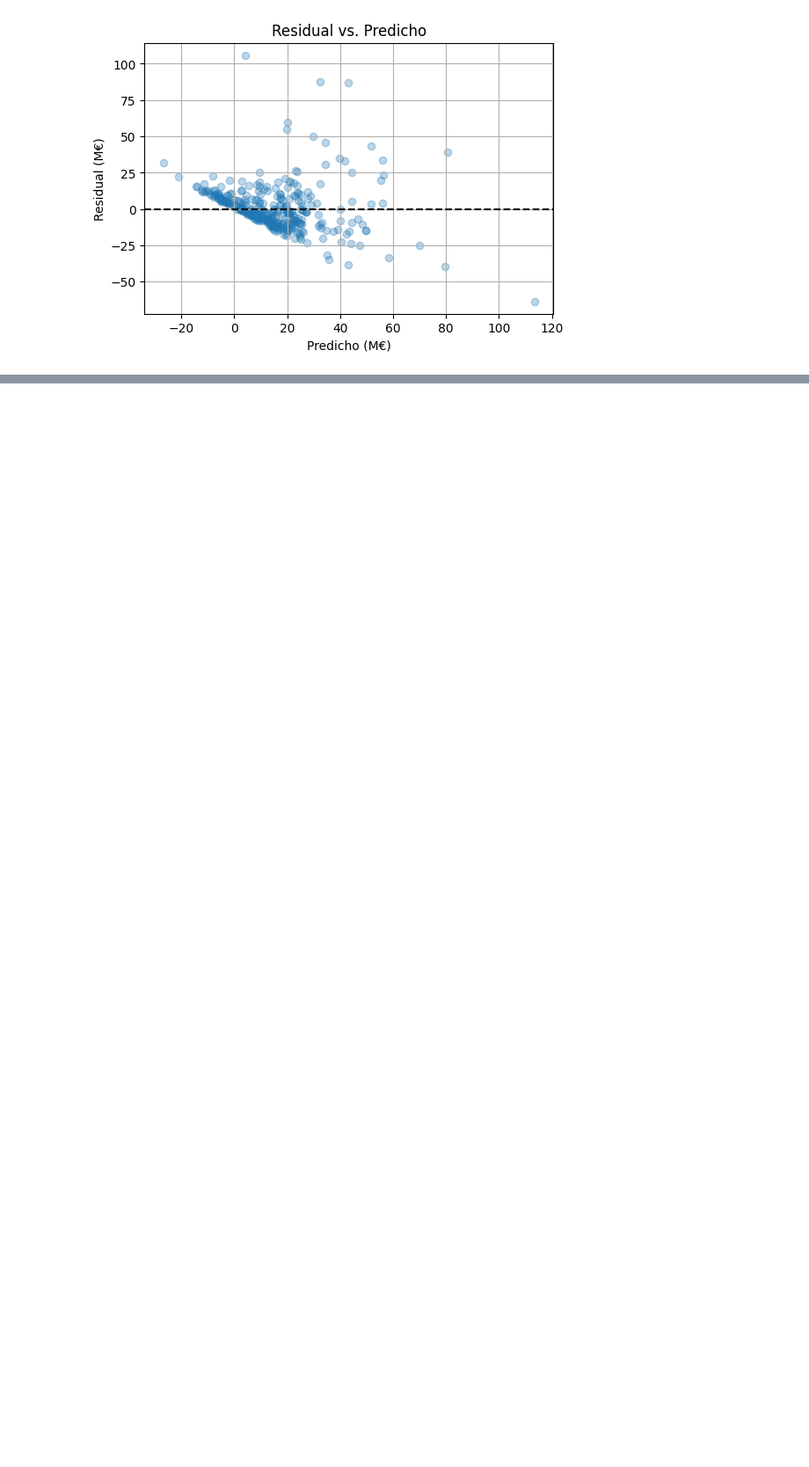
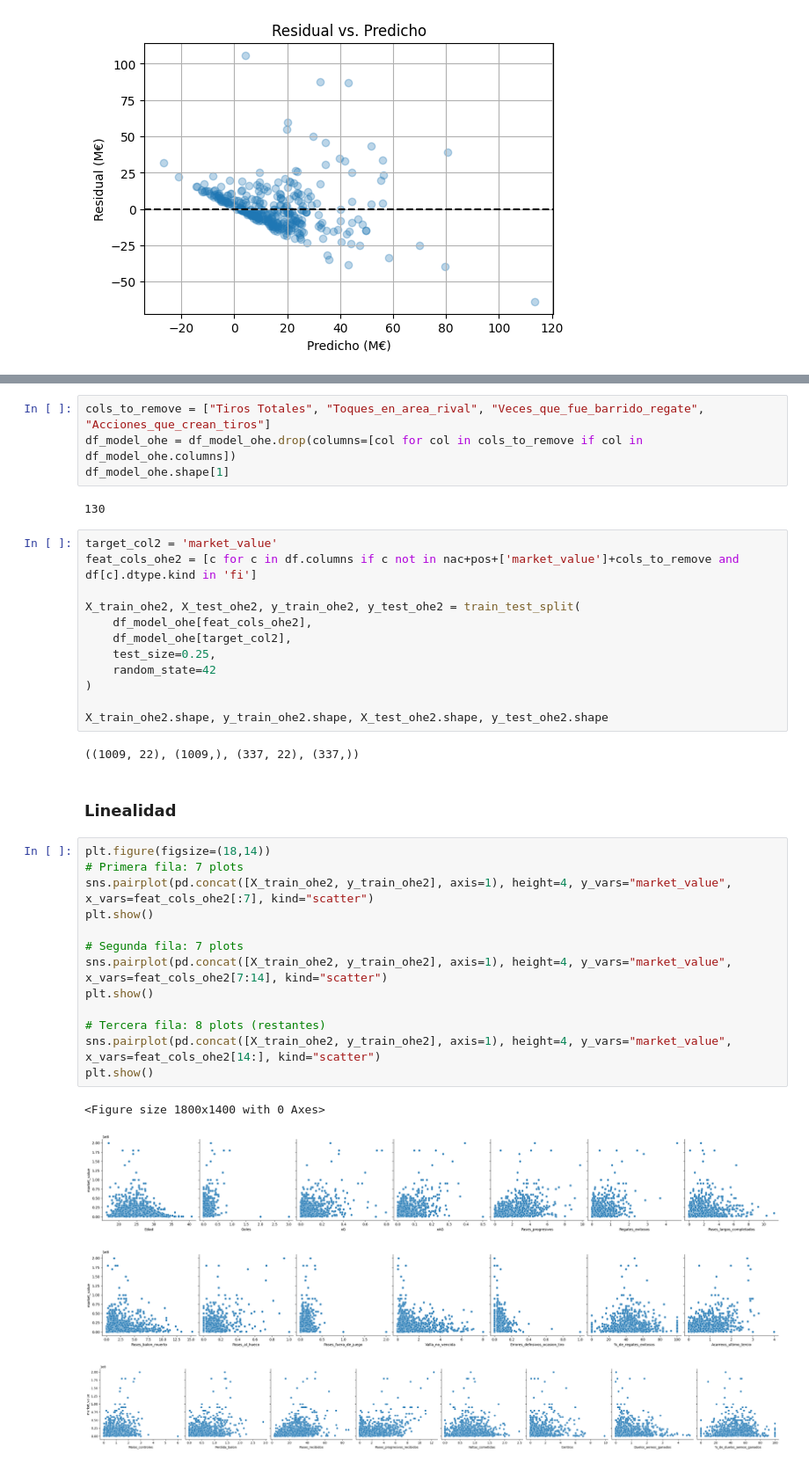
Before and after one commit to afgomezg1/Laboratorios-BI, a Jupyter notebook: Laboratorio 1/Laboratorio1.ipynb, the cells around one changed output, grey strips where cells are left out. Shown at 88% size. Saved outputs shown, nothing was run; the diff lists cells and outputs as text; blank space fills up the shorter version.

```diff
--- a/Laboratorio 1/Laboratorio1.ipynb
+++ b/Laboratorio 1/Laboratorio1.ipynb
@@ -1264,0 +1378,40 @@ plt.xlabel("Predicho (M€)"); plt.ylabel("Residual (M€)"); plt.title("Residua
+# %%
+cols_to_remove = ["Tiros Totales", "Toques_en_area_rival", "Veces_que_fue_barrido_regate", "Acciones_que_crean_tiros"]
+df_model_ohe = df_model_ohe.drop(columns=[col for col in cols_to_remove if col in df_model_ohe.columns])
+df_model_ohe.shape[1]
+# %% [output]
+130
+# %%
+target_col2 = 'market_value'
+feat_cols_ohe2 = [c for c in df.columns if c not in nac+pos+['market_value']+cols_to_remove and df[c].dtype.kind in 'fi']
+
+X_train_ohe2, X_test_ohe2, y_train_ohe2, y_test_ohe2 = train_test_split(
+    df_model_ohe[feat_cols_ohe2],
+    df_model_ohe[target_col2],
+    test_size=0.25,
+    random_state=42
+)
+
+X_train_ohe2.shape, y_train_ohe2.shape, X_test_ohe2.shape, y_test_ohe2.shape
+# %% [output]
+((1009, 22), (1009,), (337, 22), (337,))
+# %% [markdown]
+### **Linealidad**
+# %%
+plt.figure(figsize=(18,14))
+# Primera fila: 7 plots
+sns.pairplot(pd.concat([X_train_ohe2, y_train_ohe2], axis=1), height=4, y_vars="market_value", x_vars=feat_cols_ohe2[:7], kind="scatter")
+plt.show()
+
+# Segunda fila: 7 plots
+sns.pairplot(pd.concat([X_train_ohe2, y_train_ohe2], axis=1), height=4, y_vars="market_value", x_vars=feat_cols_ohe2[7:14], kind="scatter")
+plt.show()
+
+# Tercera fila: 8 plots (restantes)
+sns.pairplot(pd.concat([X_train_ohe2, y_train_ohe2], axis=1), height=4, y_vars="market_value", x_vars=feat_cols_ohe2[14:], kind="scatter")
+plt.show()
+# %% [output]
+<Figure size 1800x1400 with 0 Axes>
+[figure, added]
+[figure, added]
+[figure, added]
```
Also changed, not shown: parts of 30 cells of this notebook.
